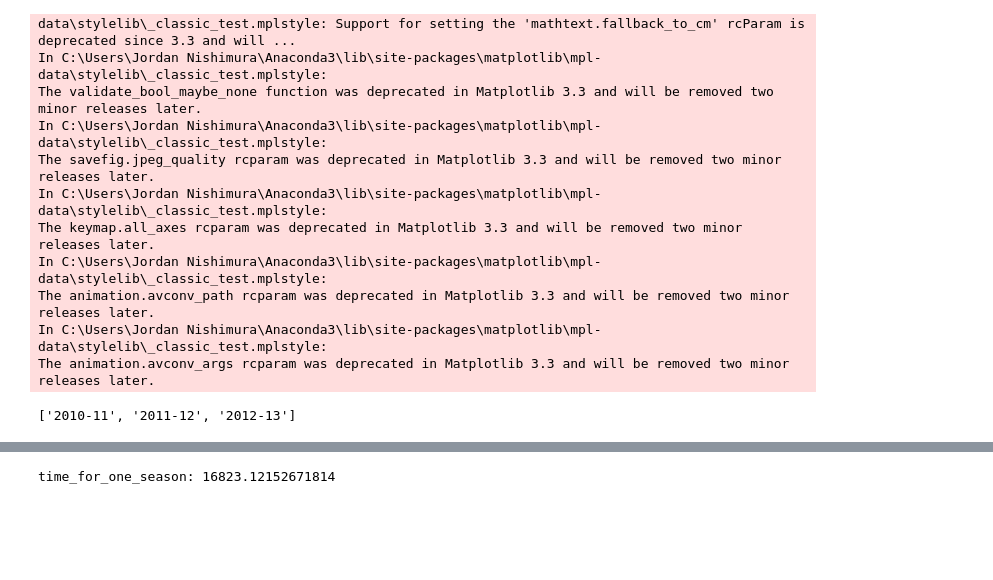
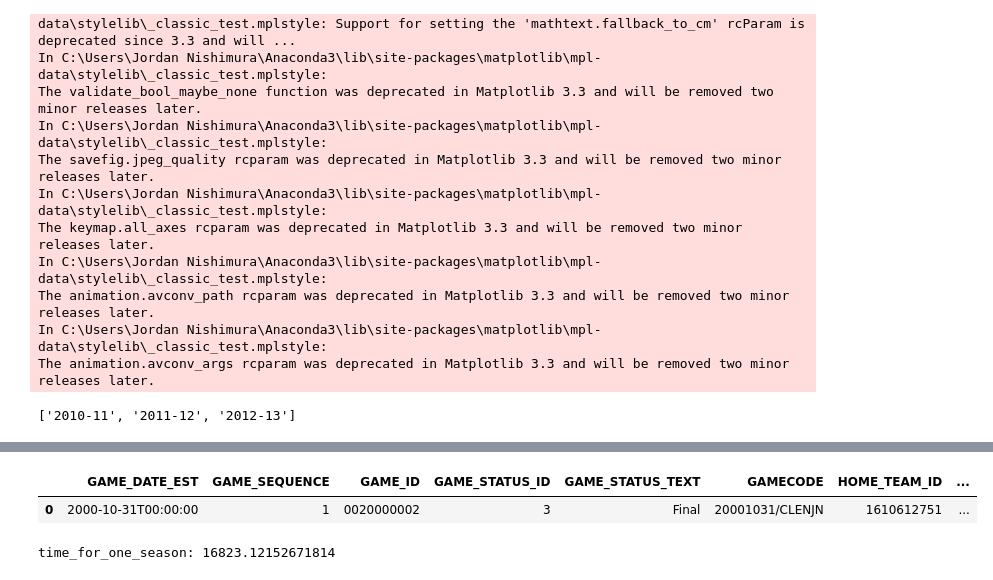
Before and after one commit to jnish23/NBA_Model, a Jupyter notebook: Gathering Data.ipynb, the cells around one changed output, grey strips where cells are left out. Drawn from its saved outputs; the diff is of its cells as text; code cells hidden in the pictures; blank space fills up the shorter version.

```diff
--- a/Gathering Data.ipynb
+++ b/Gathering Data.ipynb
@@ -126,3 +145,8 @@ time_for_one_season: 12814.330611944199
+# %%
+boxscoresummaryv2.BoxScoreSummaryV2('0020000002').get_data_frames()[0]
+# %% [output]
+|  | GAME_DATE_EST | GAME_SEQUENCE | GAME_ID | GAME_STATUS_ID | GAME_STATUS_TEXT | GAMECODE | HOME_TEAM_ID | ... |
+| 0 | 2000-10-31T00:00:00 | 1 | 0020000002 | 3 | Final | 20001031/CLENJN | 1610612751 | ... |
 # %%
 from nba_api.stats.endpoints import boxscorescoringv2
 from nba_api.stats.endpoints import boxscoreplayertrackv2
```
Also changed, not shown: parts of 5 cells of this notebook, 12 other files.
